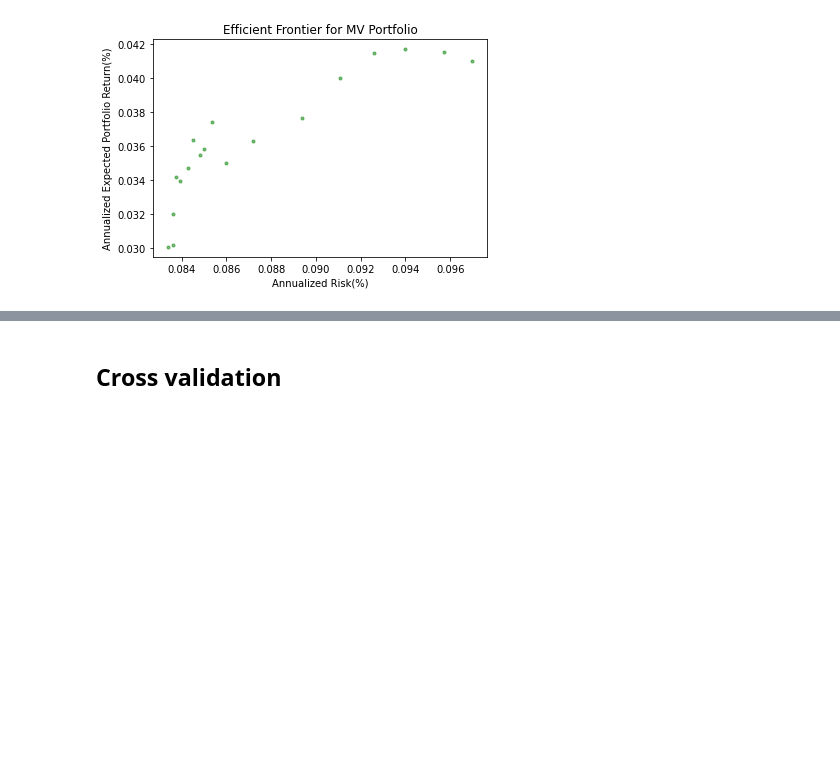
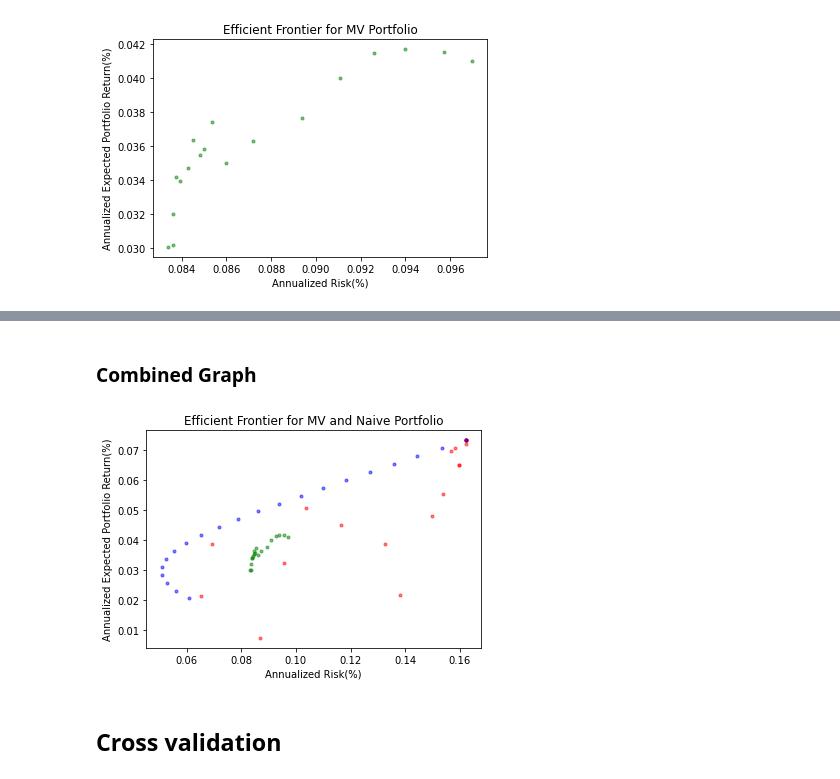
Before and after one commit to florencetsang/ml-portfolio-poc, a Jupyter notebook: ml_portfolio.ipynb, the cells around one changed output, grey strips where cells are left out. Drawn from its saved outputs; the diff is of its cells as text; code cells hidden in the pictures; blank space fills up the shorter version.

```diff
--- a/ml_portfolio.ipynb
+++ b/ml_portfolio.ipynb
@@ -790,3 +812,23 @@ plt.show()
+# %% [markdown]
+### Combined Graph
+# %%
+NoPoints = 21
+
+area = np.pi*3
+
+fig = plt.figure()
+ax1 = fig.add_subplot(111)
+
+plt.title('Efficient Frontier for MV and Naive Portfolio')
+plt.xlabel('Annualized Risk(%)')
+plt.ylabel('Annualized Expected Portfolio Return(%)' )
+ax1.scatter(np.sqrt(backtest_var * (trading_days_in_year /5)), backtest_mean * (trading_days_in_year /5),s=area, c="red", alpha =0.5)
+ax1.scatter(np.sqrt(mv_backtest_var * (trading_days_in_year /5)),mv_backtest_mean * (trading_days_in_year /5), s=area, c="green", alpha =0.5)
+ax1.scatter(np.sqrt(naive_backtest_var * (trading_days_in_year /5)),naive_backtest_mean * (trading_days_in_year /5), s=area, c="blue", alpha =0.5)
+# plt.xlim(riskPoint.min(), riskPoint.max())
+plt.show()
+# %% [output]
+[figure, added]
 # %% [markdown]
 ## Cross validation
 # %%
```
Also changed, not shown: parts of 11 cells of this notebook.
